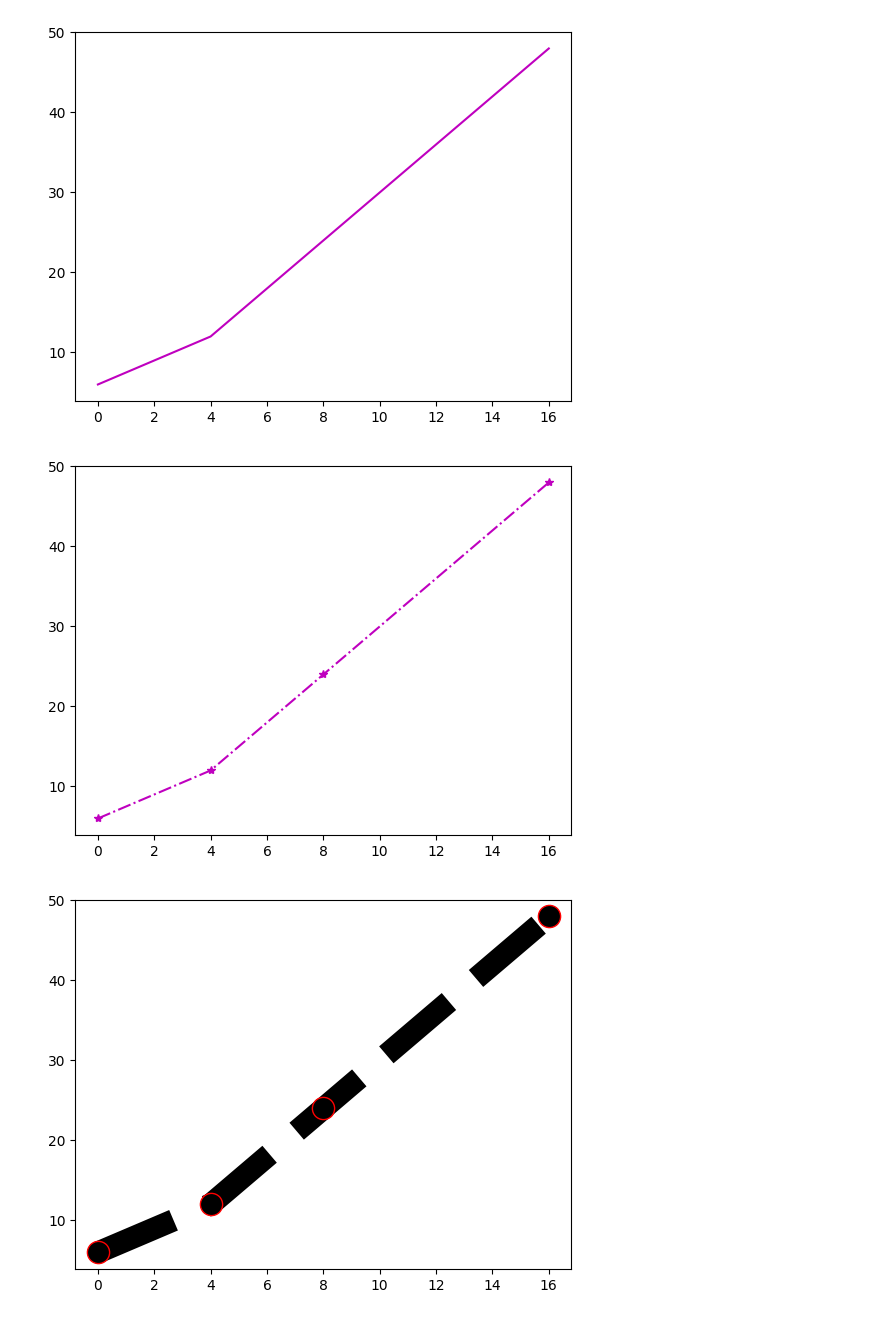
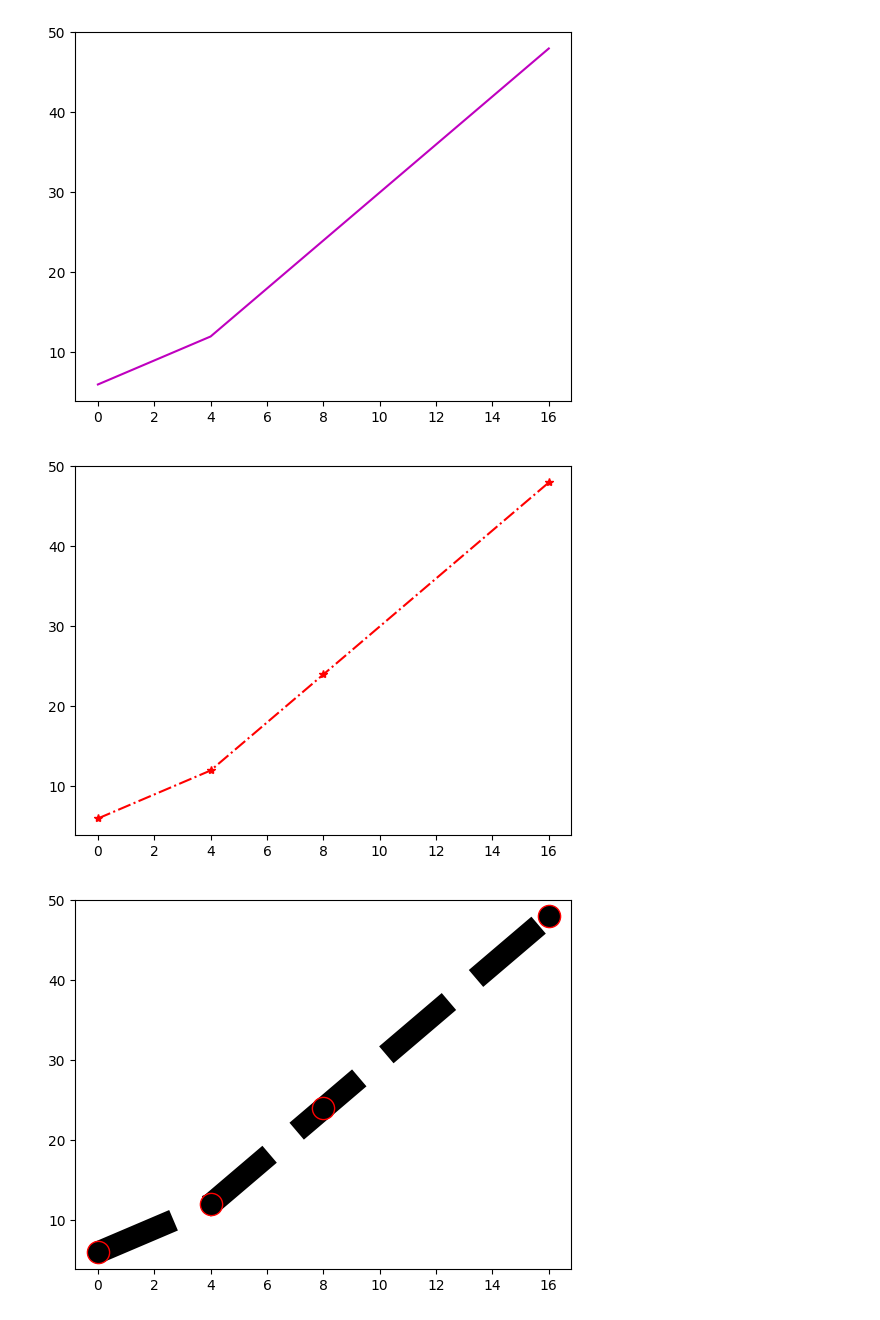
Before and after one commit to Jesusiacent/Clase-de-Python, a Jupyter notebook: test.ipynb, the cells around one changed output. Saved outputs shown, nothing was run; the diff lists cells and outputs as text; code cells hidden in the pictures.

```diff
--- a/test.ipynb
+++ b/test.ipynb
@@ -510,10 +513,10 @@ plt.show()
 # %% [output]
 [figure]
 # %%
-plt.plot(puntos_x, puntos_y, '*-.m')
+plt.plot(puntos_x, puntos_y, '*-.r')
 plt.show()
 # %% [output]
-[figure, old version]
+[figure, new version]
 # %%
 plt.plot(puntos_x, puntos_y, 'o--k', ms=16, mec= 'r', linewidth='16') # ms tamaño de marcadores, mec contorno de la linea, linew es el ancho de linea
 plt.show()
```
Also changed, not shown: parts of 14 cells of this notebook.
